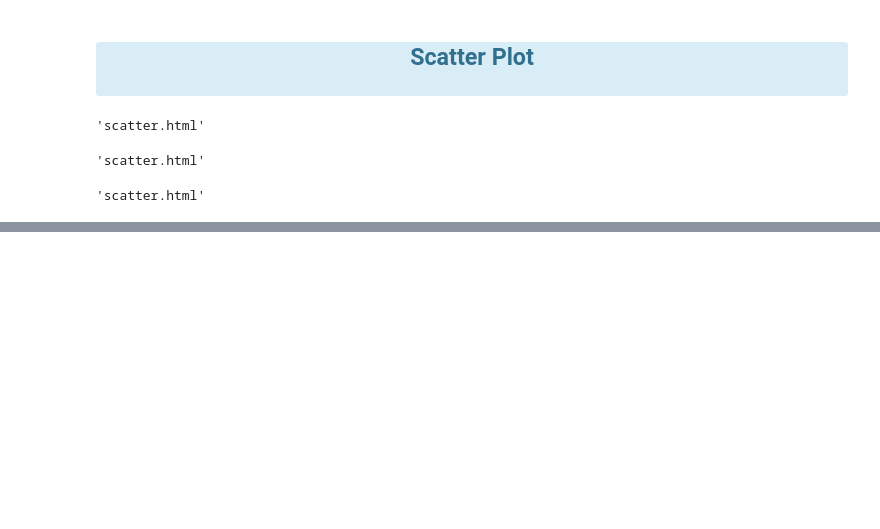
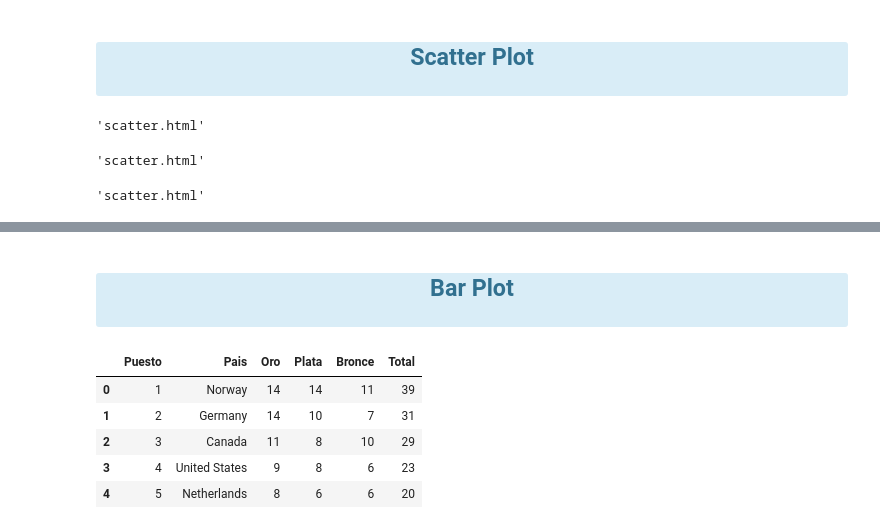
Before and after one commit to Byhako/python, a Jupyter notebook: graficas/plotly/plotly.ipynb, the cells around one changed output, grey strips where cells are left out. Cells and saved outputs as stored; diff of their text form; code cells hidden in the pictures; blank space fills up the shorter version.

```diff
--- a/graficas/plotly/plotly.ipynb
+++ b/graficas/plotly/plotly.ipynb
@@ -38,0 +87,14 @@ pyo.iplot(figura)
+# %% [markdown]
+<div class='alert alert-info' style='padding: 0 0 10px'>
+    <h2 style='text-align: center'>Bar Plot</h2>
+</div>
+# %%
+valores = pd.read_csv('medallas.csv')
+valores.head()
+# %% [output]
+|  | Puesto | Pais | Oro | Plata | Bronce | Total |
+| 0 | 1 | Norway | 14 | 14 | 11 | 39 |
+| 1 | 2 | Germany | 14 | 10 | 7 | 31 |
+| 2 | 3 | Canada | 11 | 8 | 10 | 29 |
+| 3 | 4 | United States | 9 | 8 | 6 | 23 |
+| 4 | 5 | Netherlands | 8 | 6 | 6 | 20 |
```
Also changed, not shown: parts of 13 cells of this notebook, 5 other files.
